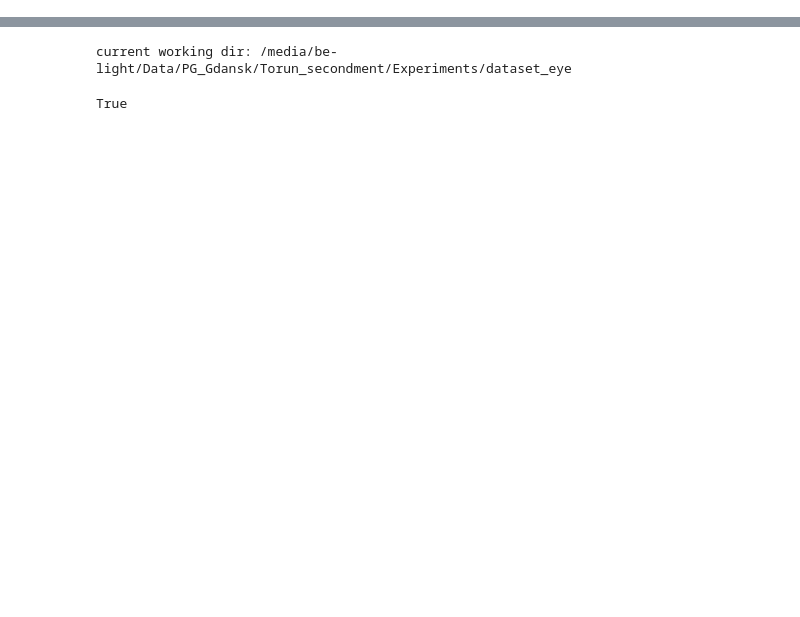
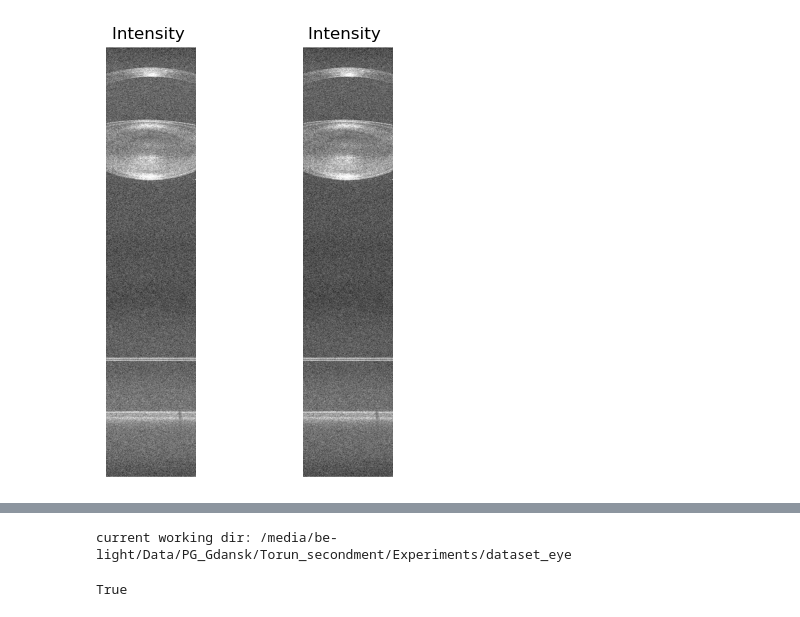
Before and after one commit to usmanraza121/SegOCT_BioLab, a Jupyter notebook: annotation.ipynb, the cells around one changed output, grey strips where cells are left out. Saved outputs shown, nothing was run; the diff lists cells and outputs as text; code cells hidden in the pictures; blank space fills up the shorter version.

```diff
--- a/annotation.ipynb
+++ b/annotation.ipynb
@@ -1,3 +45,30 @@
+# %%
+intensity_log = np.log1p(intensity)  # log(1 + x)
+low, high = np.percentile(intensity_log, (1, 99))
+intensity_log_norm = np.clip((intensity_log - low) / (high - low), 0, 1)
+
+cv2.imwrite("/media/be-light/Data/PG_Gdansk/Torun_secondment/Experiments/dataset_eye/new data/intensity_log.png", (intensity_log_norm * 255).astype(np.uint8))
+
+plt.subplot(1,3,1)
+plt.title("Intensity ")
+plt.imshow(intensity_log_norm, cmap="gray")
+plt.axis("off")
+
+plt.subplot(1,3,2)
+plt.title("Intensity ")
+plt.imshow(intensity2, cmap="gray")
+# plt.colorbar()
+plt.axis("off")
+
+# plt.subplot(1,3,3)
+# plt.title("Segmentation Mask")
+# plt.imshow(interns, cmap="tab20")  # colorful labels
+# # plt.axis("off")
+
+plt.tight_layout()
+plt.show()
+# %% [output]
+[figure, added]
 # %%
 import numpy as np
 import matplotlib.pyplot as plt
```
Also changed, not shown: parts of 9 cells of this notebook, 1 other file.
